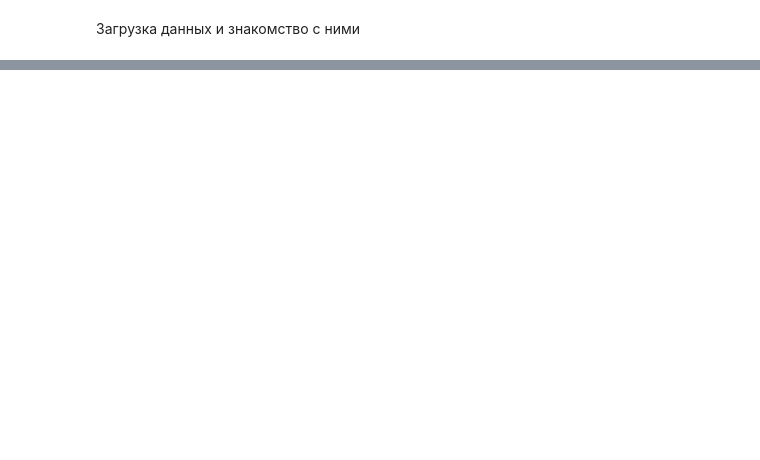
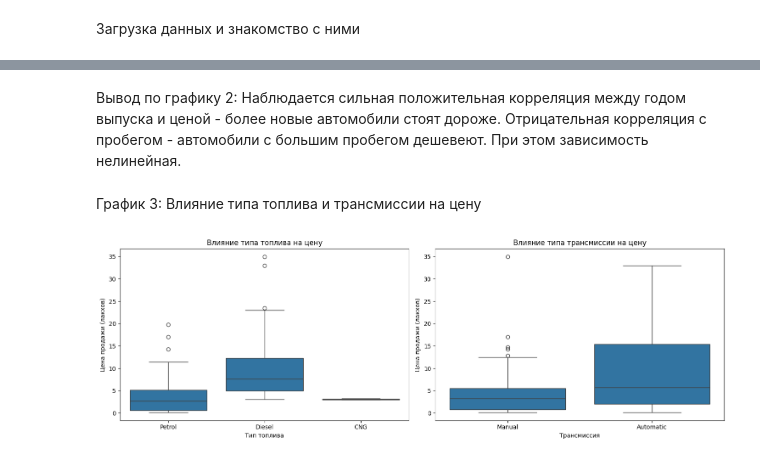
Before and after one commit to YakovlevaAL/iis, a Jupyter notebook: eda/eda.ipynb, the cells around one changed output, grey strips where cells are left out. Drawn from its saved outputs; the diff is of its cells as text; code cells hidden in the pictures; blank space fills up the shorter version.

```diff
--- a/eda/eda.ipynb
+++ b/eda/eda.ipynb
@@ -72,0 +202,25 @@ memory usage: 21.3+ KB
+# %% [markdown]
+Вывод по графику 2: Наблюдается сильная положительная корреляция между годом выпуска и ценой - более новые автомобили стоят дороже. Отрицательная корреляция с пробегом - автомобили с большим пробегом дешевеют. При этом зависимость нелинейная.
+# %% [markdown]
+График 3: Влияние типа топлива и трансмиссии на цену
+# %%
+# График 3: Влияние категориальных признаков
+plt.figure(figsize=(15, 5))
+
+plt.subplot(1, 2, 1)
+sns.boxplot(data=df_clean, x='Fuel_Type', y='Selling_Price')
+plt.title('Влияние типа топлива на цену')
+plt.xlabel('Тип топлива')
+plt.ylabel('Цена продажи (лакхов)')
+
+plt.subplot(1, 2, 2)
+sns.boxplot(data=df_clean, x='Transmission', y='Selling_Price')
+plt.title('Влияние типа трансмиссии на цену')
+plt.xlabel('Трансмиссия')
+plt.ylabel('Цена продажи (лакхов)')
+
+plt.tight_layout()
+plt.savefig('/home/mainuser/iis/eda/price_by_fuel_transmission.png', dpi=300, bbox_inches='tight')
+plt.show()
+# %% [output]
+[figure, added]
```
Also changed, not shown: parts of 33 cells of this notebook, 1 other file.
